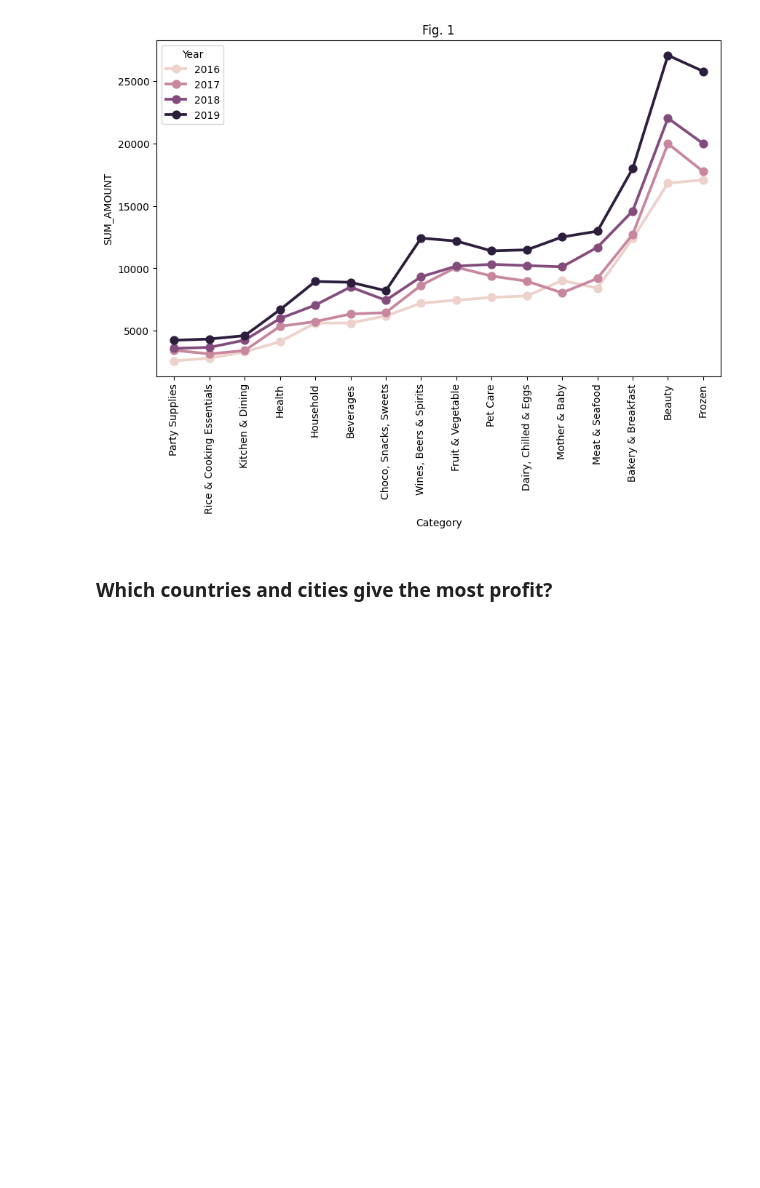
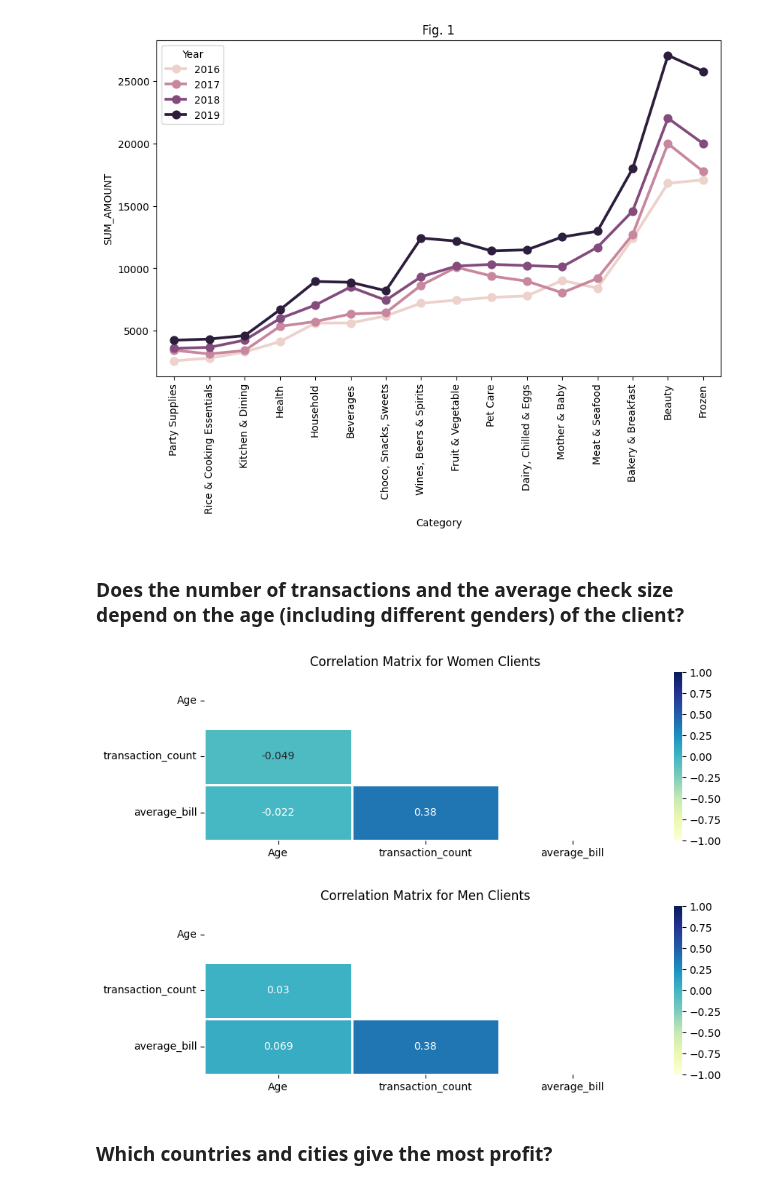
Before and after one commit to KharchenkoAnastasia/customer_analysis_grocery_chain, a Jupyter notebook: customer_analysis_grocery_chain.ipynb, the cells around one changed output. Cells and saved outputs as stored; diff of their text form; code cells hidden in the pictures; blank space fills up the shorter version.

```diff
--- a/customer_analysis_grocery_chain.ipynb
+++ b/customer_analysis_grocery_chain.ipynb
@@ -156,6 +157,72 @@ plt.xticks(rotation=90)
 plt.title('Fig. 1');
 # %% [output]
 [figure]
+# %% [markdown]
+### **Does the number of transactions and the average check size depend on the age (including different genders) of the client?**
+# %%
+# Group by client identifier, gender, and age
+# Calculate average bill amount per client
+avg_bill_by_client=df.groupby(["Membership ID",'Age', 'Gender']).agg(
+    total_gross_bill=('Gross Bill Amount',"sum"),
+    transaction_count=('Receipt Number','count')
+).reset_index()
+# Calculate average bill
+avg_bill_by_client['average_bill'] = avg_bill_by_client['total_gross_bill'] / avg_bill_by_client['transaction_count']
+
+# Create a dataframe for women
+women_df = avg_bill_by_client[avg_bill_by_client['Gender'] == 'Female']
+
+# Create a dataframe for men
+men_df = avg_bill_by_client[avg_bill_by_client['Gender'] == 'Male']
+
+plt.figure(figsize=(9, 3))
+# Calculate correlation coefficients for women
+correlation_women = women_df[['Age', 'transaction_count', 'average_bill']].corr()
+
+# Create a mask for the upper triangle of the correlation matrix
+# This is commonly done to show only the lower triangle since the matrix is symmetric
+mask = np.triu(np.ones_like(correlation_women, dtype=bool))
+
+sns.heatmap(
+    correlation_women,
+    annot=True,
+    linewidths=.8,
+    mask=mask,
+    cmap="YlGnBu",
+    vmin=-1, vmax=1
+)
+
+plt.title('Correlation Matrix for Women Clients')
+plt.yticks(rotation=0)
+plt.tight_layout()
+plt.show()
+
+
+plt.figure(figsize=(9, 3))
+
+# Calculate correlation coefficients for men
+correlation_men = men_df[['Age', 'transaction_count', 'average_bill']].corr()
+
+# Create a mask for the upper triangle of the correlation matrix
+# This is commonly done to show only the lower triangle since the matrix is symmetric
+mask = np.triu(np.ones_like(correlation_men, dtype=bool))
+
+sns.heatmap(
+    correlation_men,
+    annot=True,           # Show correlation values
+    linewidths=.8,        # Width of the lines that divide cells
+    mask=mask,            # Apply the mask to hide upper triangle
+    cmap="YlGnBu",        # Color palette
+    vmin=-1, vmax=1       # Force the colormap to be symmetric
+)
+
+plt.title('Correlation Matrix for Men Clients')
+plt.yticks(rotation=0)
+plt.tight_layout()
+plt.show()
+# %% [output]
+[figure, added]
+[figure, added]
 # %% [markdown]
 ###  Which countries and cities give the most profit?
 # %%
```
Also changed, not shown: parts of 1 cell of this notebook.
